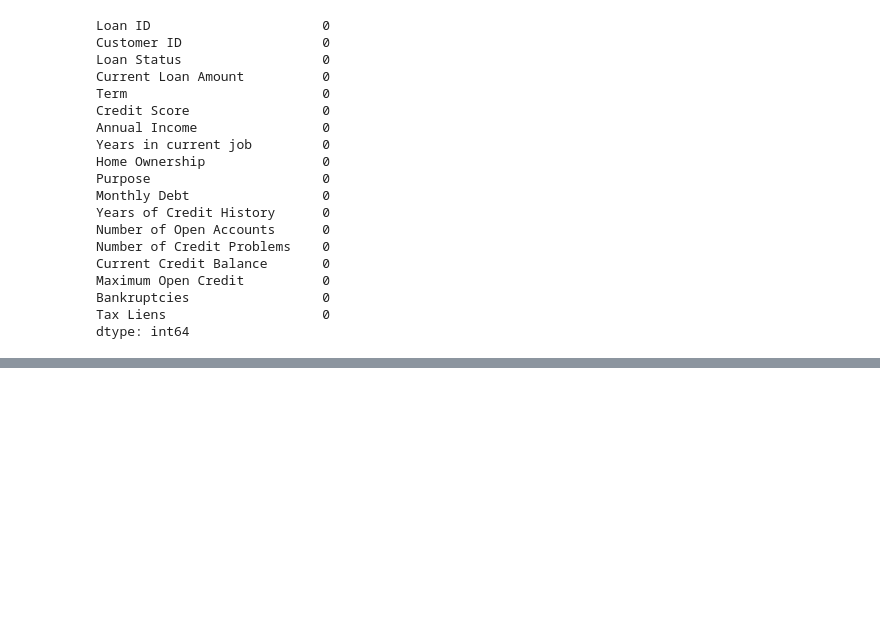
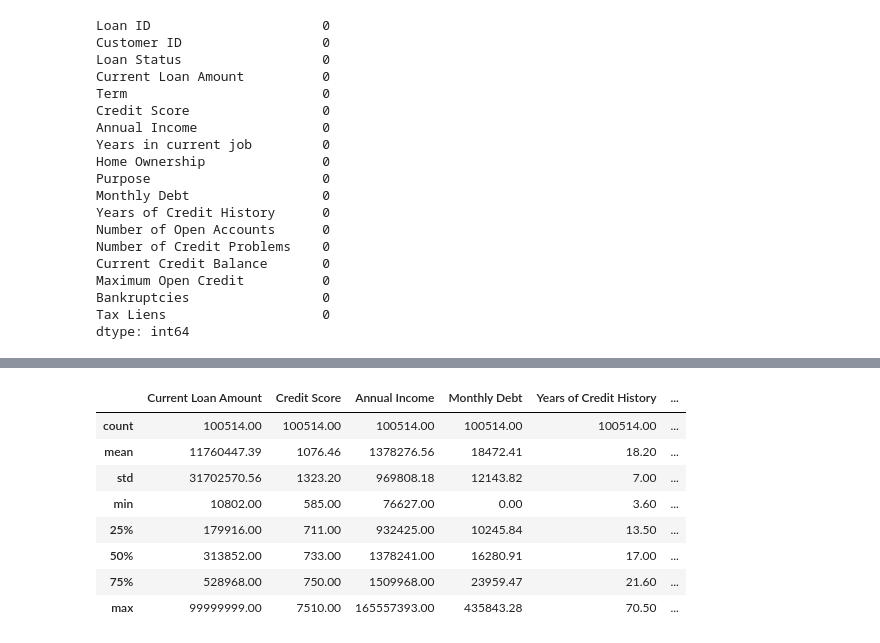
Before and after one commit to Ayobami6/ProjectCollaboration.github.io, a Jupyter notebook: Loan_Prediction_Project.ipynb, the cells around one changed output, grey strips where cells are left out. Saved outputs shown, nothing was run; the diff lists cells and outputs as text; code cells hidden in the pictures; blank space fills up the shorter version.

```diff
--- a/Loan_Prediction_Project.ipynb
+++ b/Loan_Prediction_Project.ipynb
@@ -237,0 +246,12 @@ dtype: int64
+# %%
+df_data_1.describe()
+# %% [output]
+|  | Current Loan Amount | Credit Score | Annual Income | Monthly Debt | Years of Credit History | ... |
+| count | 100514.00 | 100514.00 | 100514.00 | 100514.00 | 100514.00 | ... |
+| mean | 11760447.39 | 1076.46 | 1378276.56 | 18472.41 | 18.20 | ... |
+| std | 31702570.56 | 1323.20 | 969808.18 | 12143.82 | 7.00 | ... |
+| min | 10802.00 | 585.00 | 76627.00 | 0.00 | 3.60 | ... |
+| 25% | 179916.00 | 711.00 | 932425.00 | 10245.84 | 13.50 | ... |
+| 50% | 313852.00 | 733.00 | 1378241.00 | 16280.91 | 17.00 | ... |
+| 75% | 528968.00 | 750.00 | 1509968.00 | 23959.47 | 21.60 | ... |
+| max | 99999999.00 | 7510.00 | 165557393.00 | 435843.28 | 70.50 | ... |
```
Also changed, not shown: parts of 13 cells of this notebook.
